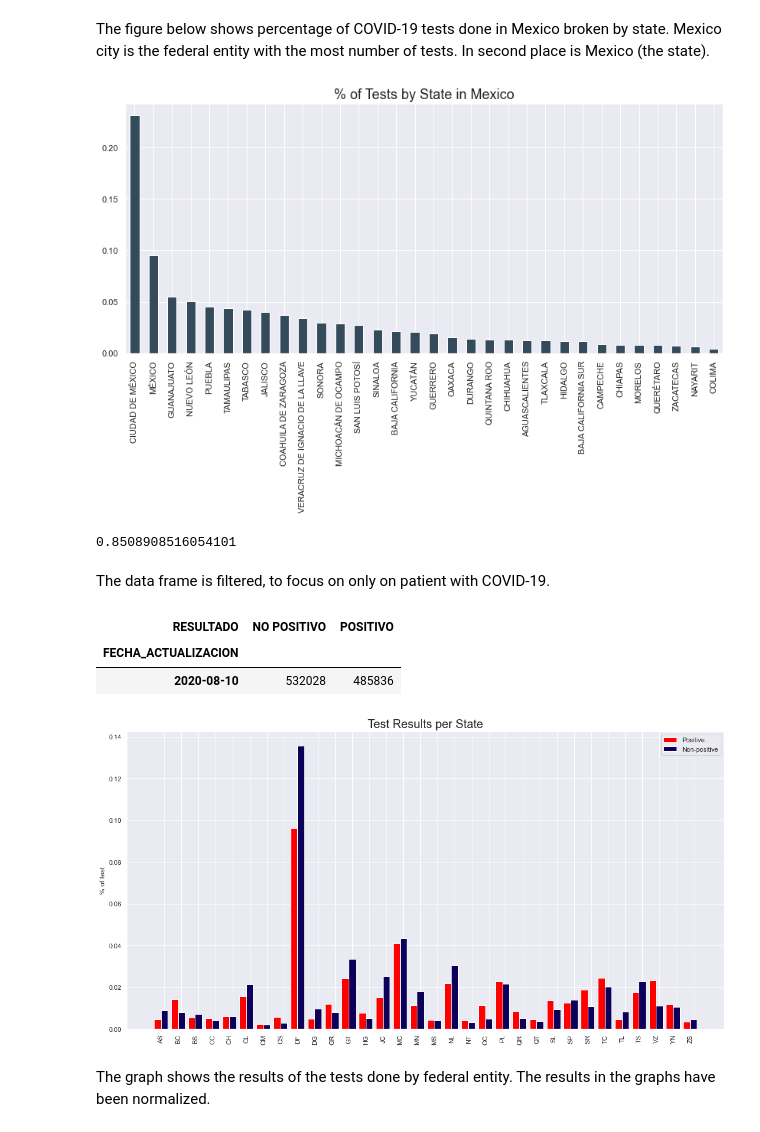
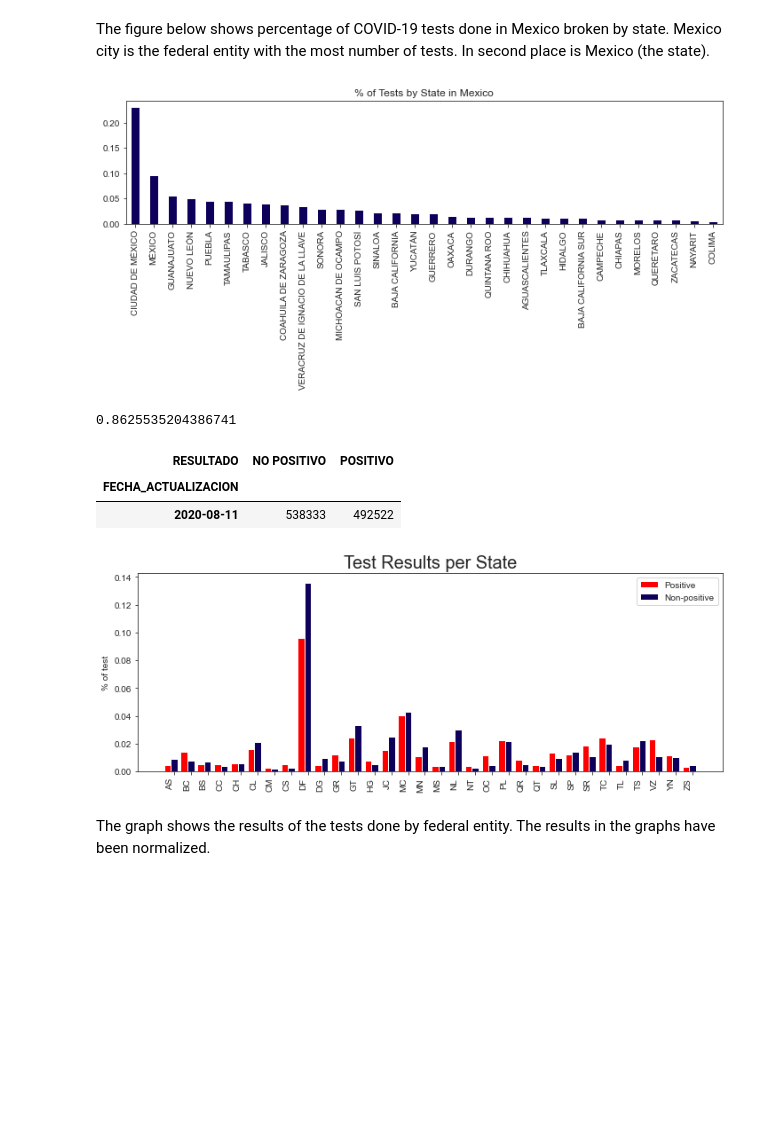
Before and after one commit to epg3/COVID_19_MX, a Jupyter notebook: EDA.ipynb, the cells around one changed output. Saved outputs shown, nothing was run; the diff lists cells and outputs as text; code cells hidden in the pictures; blank space fills up the shorter version.

Commit message:
* format graphs

```diff
--- a/EDA.ipynb
+++ b/EDA.ipynb
@@ -27,7 +27,7 @@ from datetime import date
 
 from sklearn import preprocessing
 
-sns.set()
+sns.set_style("ticks")
 %matplotlib inline
 # %% [markdown]
 ## About datasets
@@ -56,7 +56,7 @@ covid_general = file_folder(path)
 geo_states = gpd.read_file(path + "mexstates.shp")
 # %%
 # Loading covid-19 file
-df_genera_mx = pd.read_csv(path +"datos_abiertos_20200810.csv", encoding='latin-1')
+df_genera_mx = pd.read_csv(path +"datos_abiertos_20200811.csv", encoding='latin-1')
 df_general = df_genera_mx
 # %%
 #Population data
@@ -402,20 +402,23 @@ memory usage: 300.3+ MB
 # %% [markdown]
 The figure below shows percentage of COVID-19 tests done in Mexico broken by state. Mexico city is the federal entity with the most number of tests. In second place is Mexico (the state).
 # %%
+#plt.style.use('classic')
+title_chart = '% of Tests by State in Mexico'
 states_vals = df_general.ENTIDAD_NAME.value_counts()
-sns.set(palette="Blues_d")
-fig = plt.figure(figsize=(14,6))
-(states_vals/df_general.shape[0]).plot(kind="bar");
-plt.title("% of Tests by State in Mexico", fontsize = 18);
+#sns.set(palette="Blues_d")
+sns.set_style("ticks")
+fig = plt.figure(figsize=(10,5))
+(states_vals/df_general.shape[0]).plot(kind="bar", color = '#0c005a');
+plt.title(title_chart, fontsize = 12);
+plt.tight_layout()
+plt.savefig('images/' + title_chart + '.png')
 plt.show()
 # %% [output]
-[figure, old version]
+[figure, new version]
 # %%
 states_vals.sum()/ df_gender_pop.Total.sum() * 100
 # %% [output]
-0.8508908516054101
+0.8625535204386741
-# %% [markdown]
-The data frame is filtered, to focus on only on patient with COVID-19.
 # %%
 df_states_by_result = df_general.copy()
 indexPendintResult = df_states_by_result[ df_states_by_result['RESULTADO'] == 3 ].index
@@ -426,29 +429,34 @@ pd.crosstab(df_states_by_result.FECHA_ACTUALIZACION, df_states_by_result.RESULTA
 # %% [output]
 | RESULTADO | NO POSITIVO | POSITIVO |
 | FECHA_ACTUALIZACION |  |  |
-| 2020-08-10 | 532028 | 485836 |
+| 2020-08-11 | 538333 | 492522 |
 # %%
 df_state_results = pd.crosstab(df_states_by_result.ENTIDAD, df_states_by_result.RESULTADO, normalize=True)
 # %%
 df_state_results = df_state_results.reset_index()
 # %%
+title_chart = 'Test Results per State'
 width = 0.40
 x = np.arange(len(df_state_results.ENTIDAD))
-fig, ax = plt.subplots(figsize=(15, 8))
+fig, ax = plt.subplots(figsize=(10, 4))
+
 
 rects1 = ax.bar(x - width/2, df_state_results.POSITIVO, width, label='Positive', color = '#ff0000')
 rects2 = ax.bar(x + width/2, df_state_results['NO POSITIVO'], width, label='Non-positive', color = '#0c005a')
 
 ax.set_ylabel('% of test')
-ax.set_title('Test Results per State', fontsize = 20)
+ax.set_title(title_chart, fontsize = 20)
 ax.set_xticks(x + width/2 )
 ax.set_xticklabels(df_state_results.ENTIDAD, rotation=90, ha='right')
 ax.legend()
 fig.tight_layout()
 
+
+
+plt.savefig('images/' + title_chart + '.png')
 plt.show()
 # %% [output]
-[figure, old version]
+[figure, new version]
 # %% [markdown]
 The graph shows the results of the tests done by federal entity. The results in the graphs have been normalized.
 # %% [markdown]
```
Also changed, not shown: parts of 58 cells of this notebook, 1 other file.
